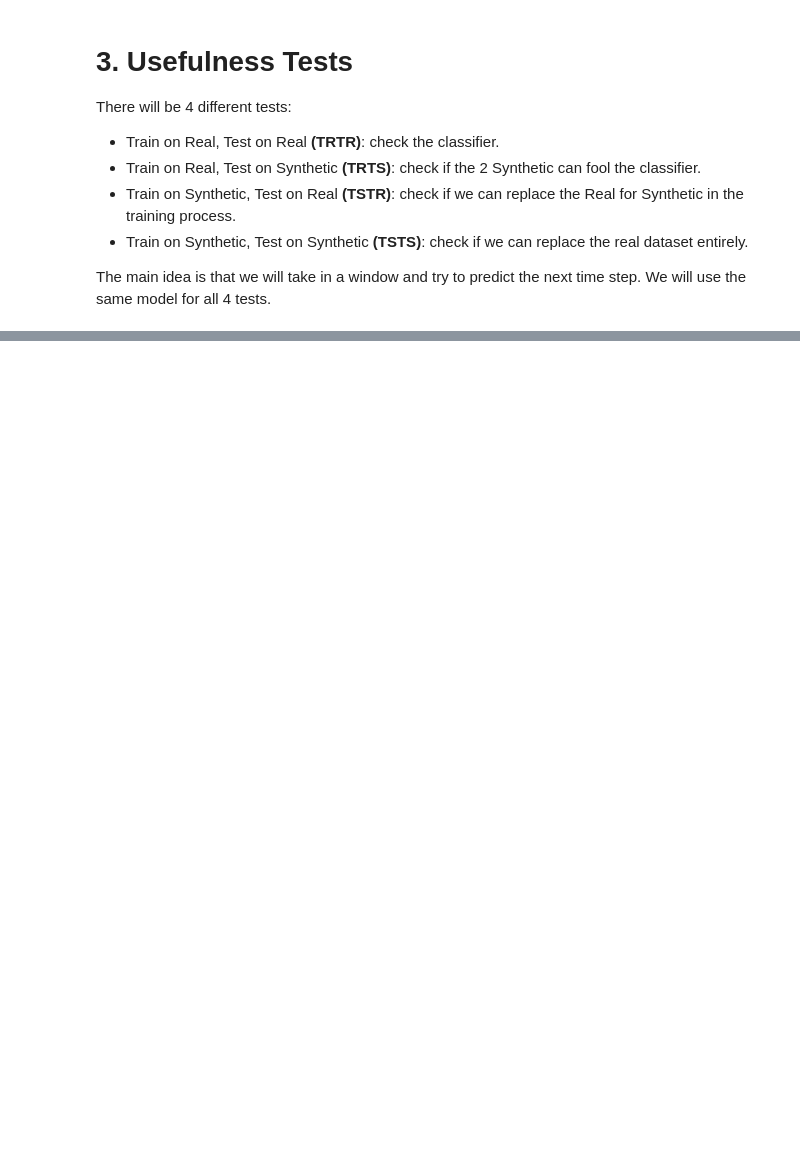
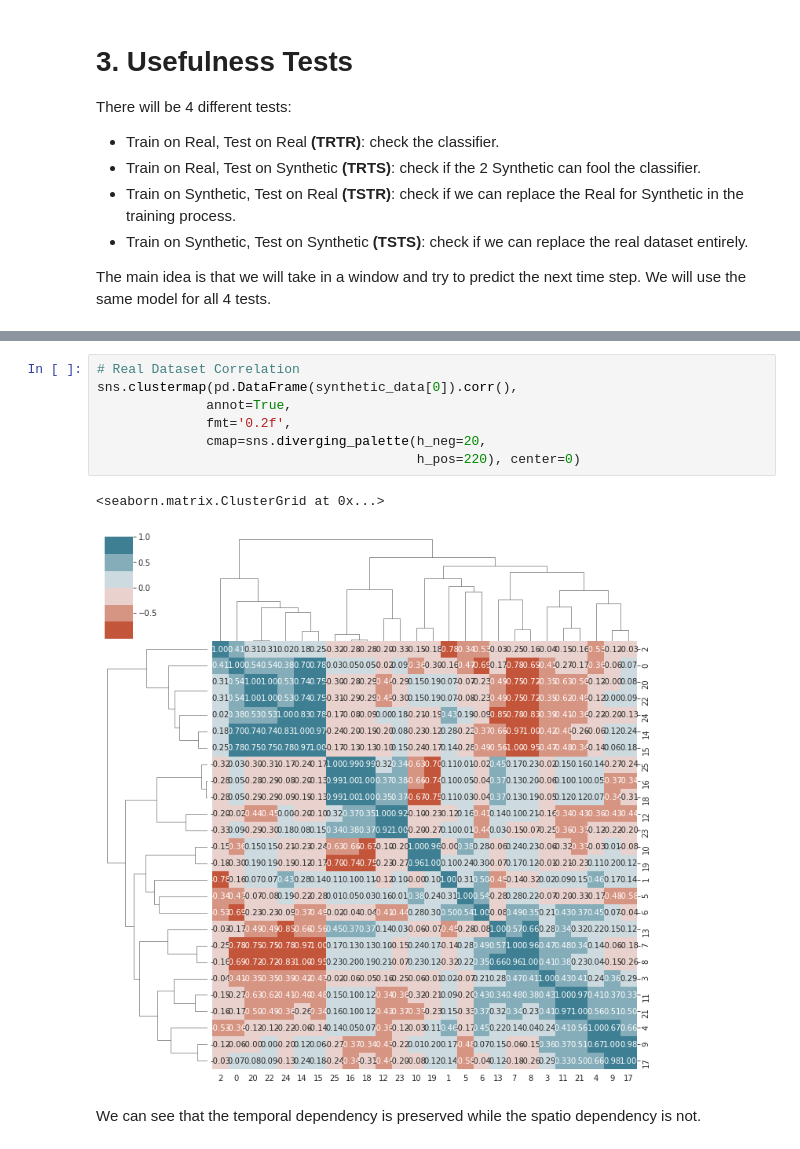
Before and after one commit to mnguyen0226/tsgans_cps, a Jupyter notebook: src/tf_version/notebooks/evaluate/evaluate_synthetic_batadal.ipynb, the cells around one changed output, grey strips where cells are left out. Saved outputs shown, nothing was run; the diff lists cells and outputs as text; blank space fills up the shorter version.

```diff
--- a/src/tf_version/notebooks/evaluate/evaluate_synthetic_batadal.ipynb
+++ b/src/tf_version/notebooks/evaluate/evaluate_synthetic_batadal.ipynb
@@ -482,0 +496,12 @@ We can see that the synthetic training or testing data is useful. On a predictiv
+# %%
+# Real Dataset Correlation
+sns.clustermap(pd.DataFrame(synthetic_data[0]).corr(),
+              annot=True,
+              fmt='0.2f',
+              cmap=sns.diverging_palette(h_neg=20,
+                                         h_pos=220), center=0)
+# %% [output]
+<seaborn.matrix.ClusterGrid at 0x...>
+[figure, added]
+# %% [markdown]
+We can see that the temporal dependency is preserved while the spatio dependency is not.
```
Also changed, not shown: parts of 54 cells of this notebook, 1 other file.
